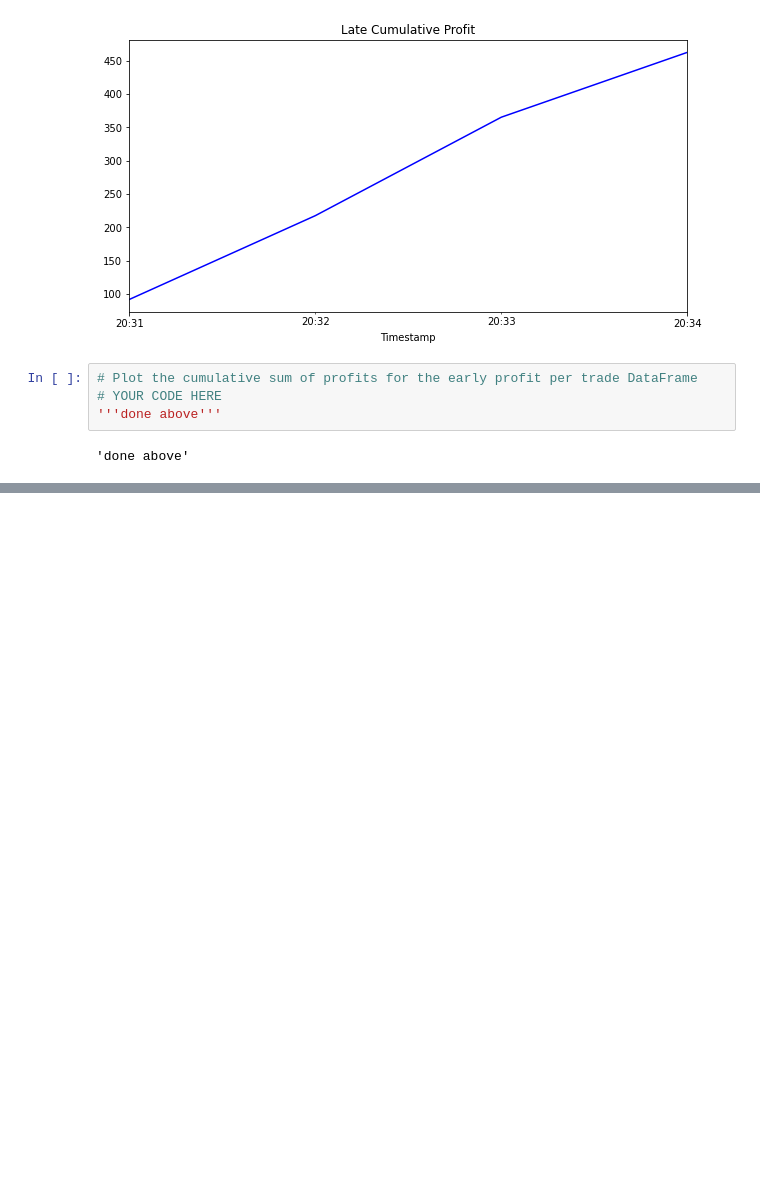
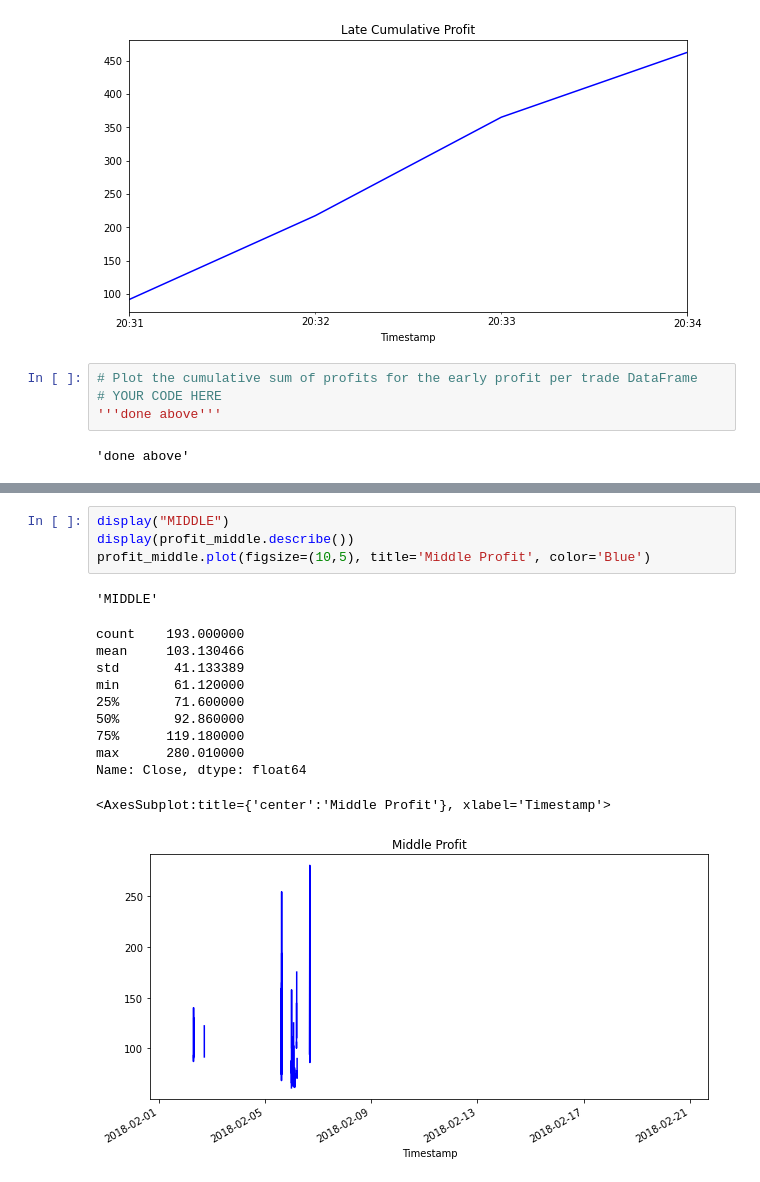
Before and after one commit to canavm2/module_3_challenge, a Jupyter notebook: crypto_arbitrage.ipynb, the cells around one changed output, grey strips where cells are left out. Cells and saved outputs as stored; diff of their text form; blank space fills up the shorter version.

```diff
--- a/crypto_arbitrage.ipynb
+++ b/crypto_arbitrage.ipynb
@@ -801,0 +833,17 @@ cumulative_profit_late.plot(figsize=(10,5), title='Late Cumulative Profit', colo
+# %%
+display("MIDDLE")
+display(profit_middle.describe())
+profit_middle.plot(figsize=(10,5), title='Middle Profit', color='Blue')
+# %% [output]
+'MIDDLE'
+count    193.000000
+mean     103.130466
+std       41.133389
+min       61.120000
+25%       71.600000
+50%       92.860000
+75%      119.180000
+max      280.010000
+Name: Close, dtype: float64
+<AxesSubplot:title={'center':'Middle Profit'}, xlabel='Timestamp'>
+[figure, added]
```
Also changed, not shown: parts of 5 cells of this notebook, 1 other file.
